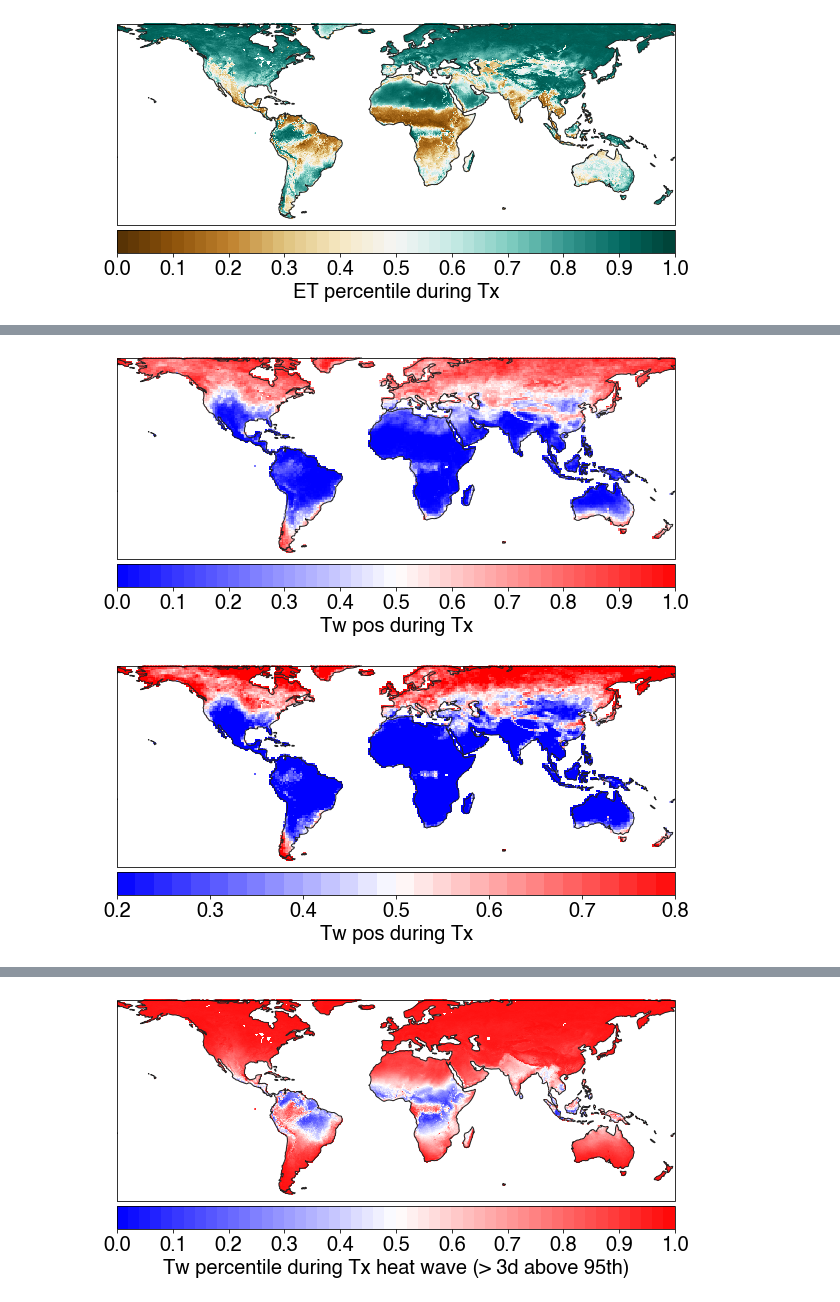
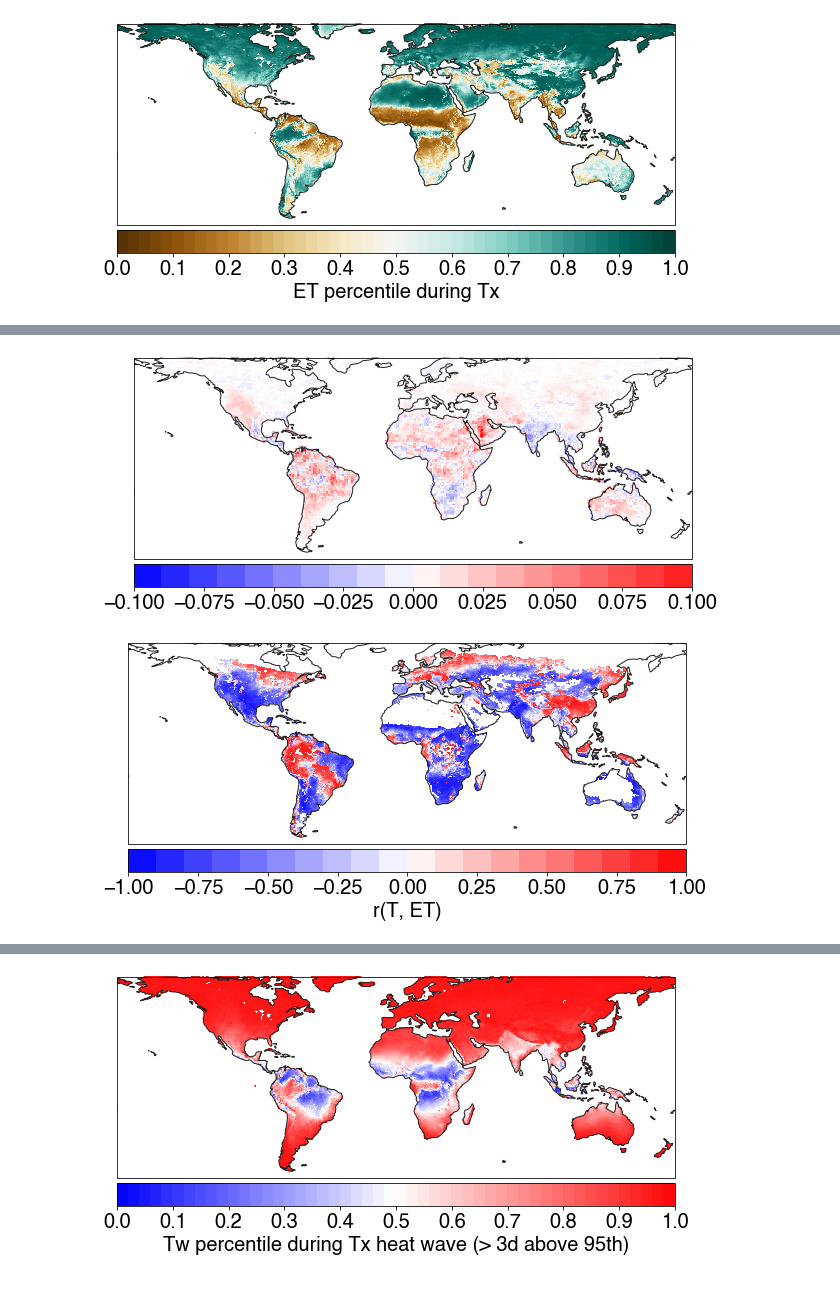
Before and after one commit to ecoffel/2021-heat, a Jupyter notebook: ex_heatwave_days.ipynb, the cells around one changed output, grey strips where cells are left out. Drawn from its saved outputs; the diff is of its cells as text; code cells hidden in the pictures.

Commit message:
su, heat

```diff
--- a/ex_heatwave_days.ipynb
+++ b/ex_heatwave_days.ipynb
@@ -277,54 +589,54 @@ cb.set_label('ET percentile during Tx', fontsize=20)
 # %%
 plt.figure(figsize=(10,10))
 ax = plt.axes(projection=ccrs.PlateCarree())
 
 ax.set_extent([-180, -180, 70, -60])
 
-v1 = 0
-v2 = 1.01
-vstep = .02
-vlabelstep = .1
+v1 = -.1
+v2 = .11
+vstep = .01
+vlabelstep = .025
 
-midnorm = MidpointNormalize(vmin=v1, vcenter=.5, vmax=v2)
+midnorm = MidpointNormalize(vmin=v1, vcenter=0, vmax=v2)
 cmap = plt.cm.get_cmap('bwr')
 
-data = np.nanmean(hw_tw_during_tx_perc_frac_pos_lowres, axis=0)
+data = hw_perc_tx_during_tw_lowres_slope*10
 
 c = plt.pcolormesh(lon_lowres, lat_lowres, data, \
                  cmap=cmap, norm=midnorm)
 
 ax.add_feature(cartopy.feature.COASTLINE.with_scale('110m'), edgecolor='#222222')
 
 # plt.text(-125, -30, 'Mean: %.1f'%(np.nanmean(data)), fontdict={'family':'helvetica', 'size':16}, ha='center', va='center')
 
 scmap = plt.cm.ScalarMappable(cmap=cmap, norm=midnorm)
 scmap.set_array([])
 cb = plt.colorbar(scmap, ticks=np.arange(v1, v2, vlabelstep),
              boundaries=np.arange(v1, v2, vstep), orientation='horizontal',
              pad=0.01, aspect=25, shrink=1)
 cb.ax.tick_params(labelsize=20)
-cb.set_label('Tw pos during Tx', fontsize=20)
+# cb.set_label('Tw percentile during Tx heat wave (> 3d above 95th)', fontsize=20)
 
 # plt.savefig('t-et-era5-map.png', format='png', dpi=500, bbox_inches = 'tight', pad_inches = 0.02)
 # %% [output]
-[figure, old version]
+[figure, new version]
 # %%
 plt.figure(figsize=(10,10))
 ax = plt.axes(projection=ccrs.PlateCarree())
 
 ax.set_extent([-180, -180, 70, -60])
 
-v1 = .2
-v2 = .81
-vstep = .02
-vlabelstep = .1
+v1 = -1
+v2 = 1.01
+vstep = .1
+vlabelstep = .25
 
-midnorm = MidpointNormalize(vmin=v1, vcenter=.5, vmax=v2)
+midnorm = MidpointNormalize(vmin=v1, vcenter=0, vmax=v2)
 cmap = plt.cm.get_cmap('bwr')
 
-data = np.nanmean(hw_tx_during_tw_perc_frac_pos_lowres, axis=0)
+data = ds_grow_r_t_et.r_t_et.values
 
-c = plt.pcolormesh(lon_lowres, lat_lowres, data, \
+c = plt.pcolormesh(lon, lat, data, \
                  cmap=cmap, norm=midnorm)
 
 ax.add_feature(cartopy.feature.COASTLINE.with_scale('110m'), edgecolor='#222222')
@@ -337,8 +649,8 @@ cb = plt.colorbar(scmap, ticks=np.arange(v1, v2, vlabelstep),
              boundaries=np.arange(v1, v2, vstep), orientation='horizontal',
              pad=0.01, aspect=25, shrink=1)
 cb.ax.tick_params(labelsize=20)
-cb.set_label('Tw pos during Tx', fontsize=20)
+cb.set_label('r(T, ET)', fontsize=20)
 
 # plt.savefig('t-et-era5-map.png', format='png', dpi=500, bbox_inches = 'tight', pad_inches = 0.02)
 # %% [output]
-[figure, old version]
+[figure, new version]
```
Also changed, not shown: parts of 19 cells of this notebook, 3 other files.
